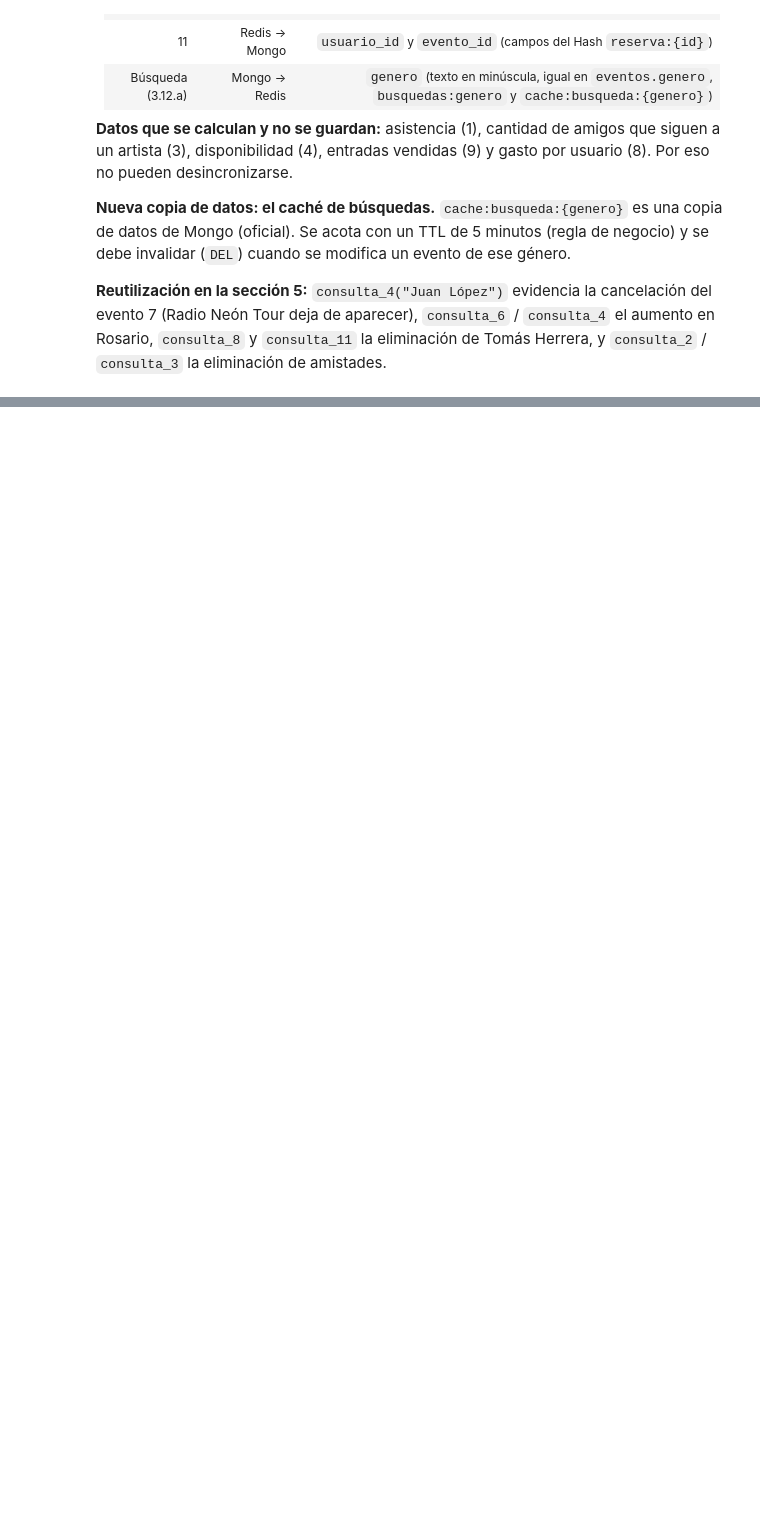
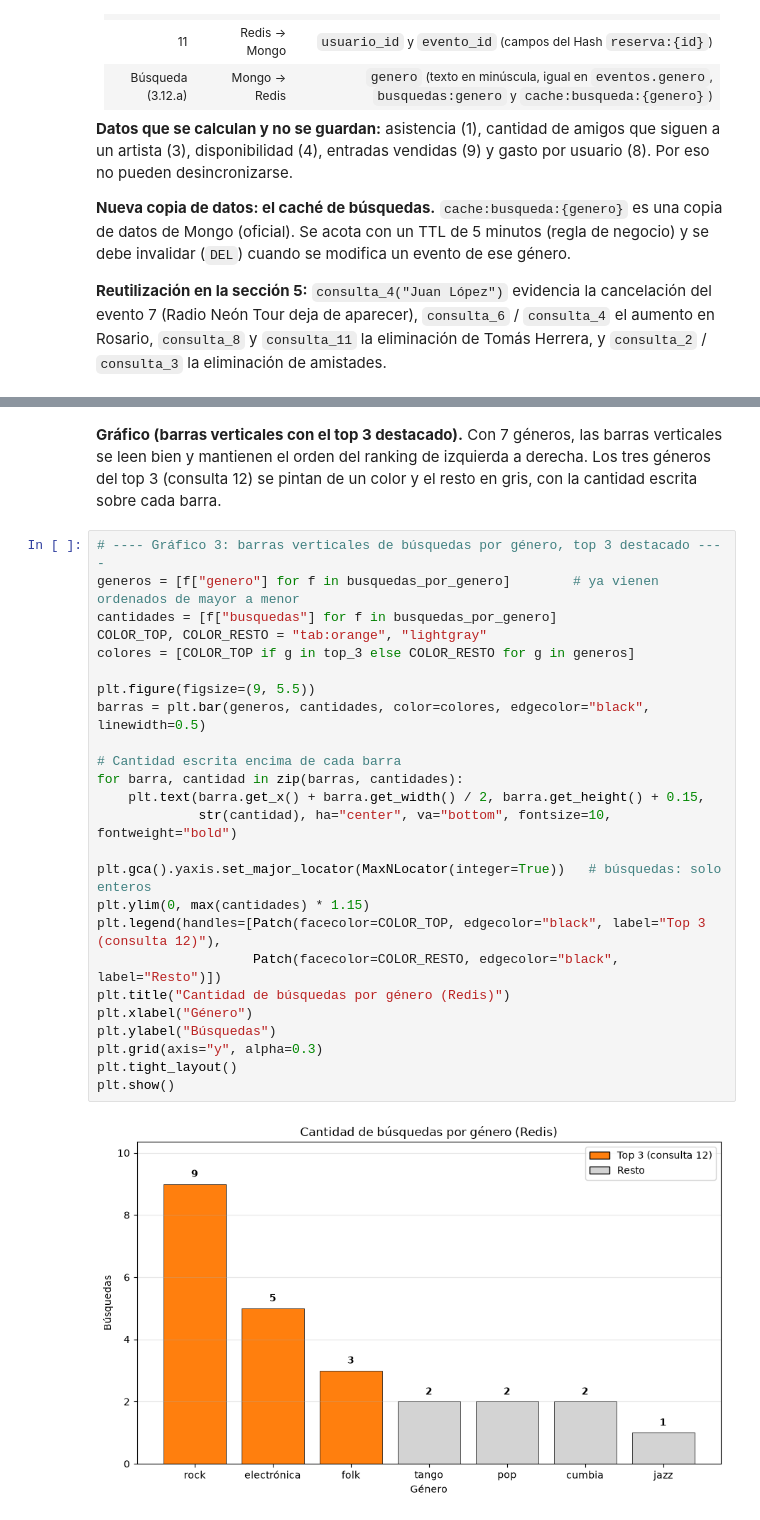
Before and after one commit to joaquinerbity/trabajo-integrador-bd, a Jupyter notebook: bd-contenedor/notebooks/tp_integrador1.ipynb, the cells around one changed output, grey strips where cells are left out. Cells and saved outputs as stored; diff of their text form; blank space fills up the shorter version.

```diff
--- a/bd-contenedor/notebooks/tp_integrador1.ipynb
+++ b/bd-contenedor/notebooks/tp_integrador1.ipynb
@@ -1834,0 +2269,29 @@ assert [f["busquedas"] for f in top_generos] == sorted((f["busquedas"] for f in
+# %% [markdown]
+**Gráfico (barras verticales con el top 3 destacado).** Con 7 géneros, las barras verticales se leen bien y mantienen el orden del ranking de izquierda a derecha. Los tres géneros del top 3 (consulta 12) se pintan de un color y el resto en gris, con la cantidad escrita sobre cada barra.
+# %%
+# ---- Gráfico 3: barras verticales de búsquedas por género, top 3 destacado ----
+generos = [f["genero"] for f in busquedas_por_genero]        # ya vienen ordenados de mayor a menor
+cantidades = [f["busquedas"] for f in busquedas_por_genero]
+COLOR_TOP, COLOR_RESTO = "tab:orange", "lightgray"
+colores = [COLOR_TOP if g in top_3 else COLOR_RESTO for g in generos]
+
+plt.figure(figsize=(9, 5.5))
+barras = plt.bar(generos, cantidades, color=colores, edgecolor="black", linewidth=0.5)
+
+# Cantidad escrita encima de cada barra
+for barra, cantidad in zip(barras, cantidades):
+    plt.text(barra.get_x() + barra.get_width() / 2, barra.get_height() + 0.15,
+             str(cantidad), ha="center", va="bottom", fontsize=10, fontweight="bold")
+
+plt.gca().yaxis.set_major_locator(MaxNLocator(integer=True))   # búsquedas: solo enteros
+plt.ylim(0, max(cantidades) * 1.15)
+plt.legend(handles=[Patch(facecolor=COLOR_TOP, edgecolor="black", label="Top 3 (consulta 12)"),
+                    Patch(facecolor=COLOR_RESTO, edgecolor="black", label="Resto")])
+plt.title("Cantidad de búsquedas por género (Redis)")
+plt.xlabel("Género")
+plt.ylabel("Búsquedas")
+plt.grid(axis="y", alpha=0.3)
+plt.tight_layout()
+plt.show()
+# %% [output]
+[figure, added]
```
Also changed, not shown: parts of 30 cells of this notebook.
